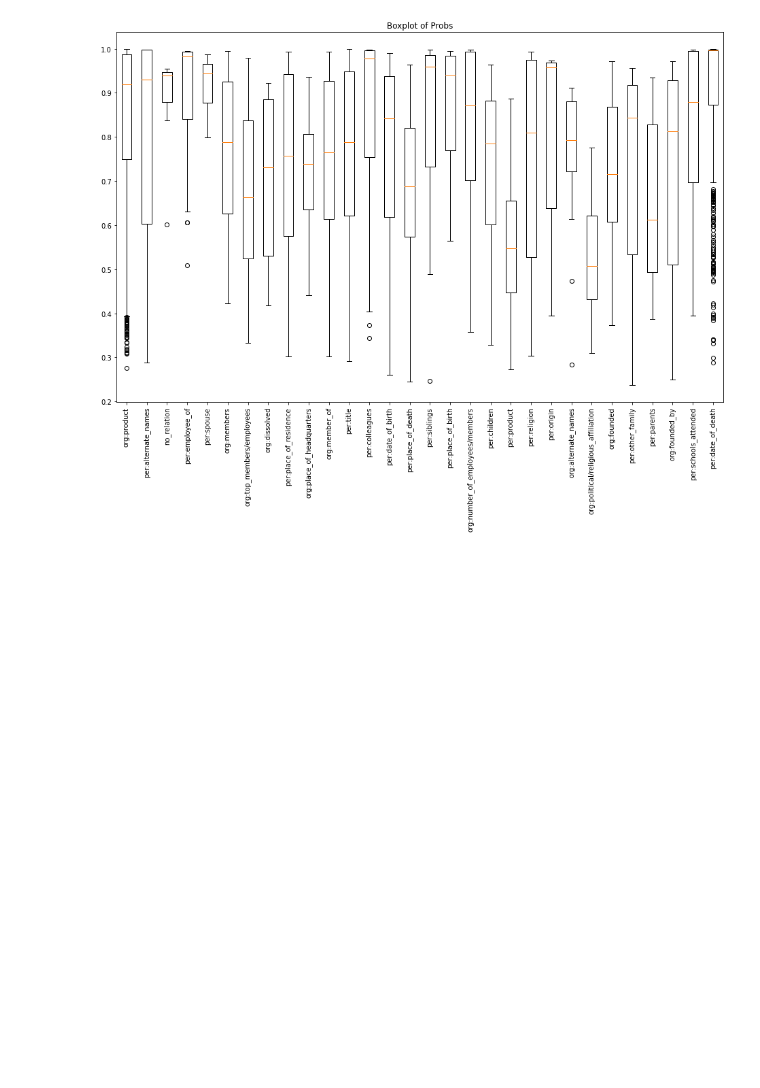
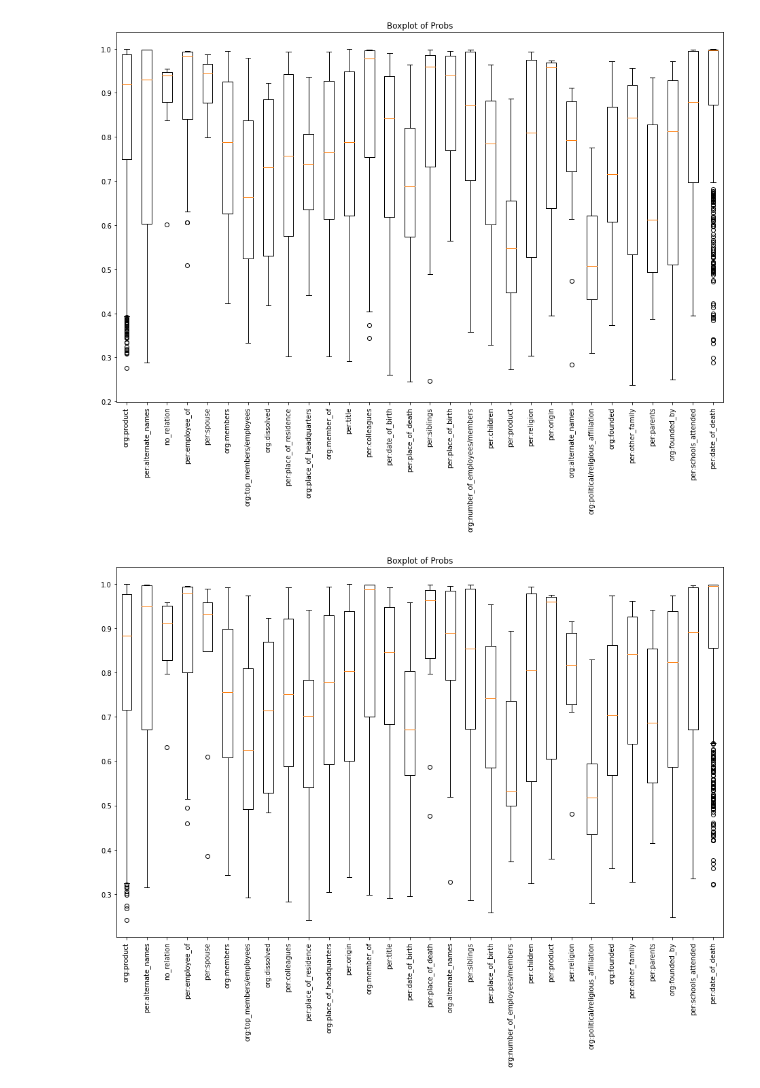
Before and after one commit to boostcampaitech5/level2_klue-nlp-09, a Jupyter notebook: eda/KSH.ipynb, the cells around one changed output. Cells and saved outputs as stored; diff of their text form; code cells hidden in the pictures; blank space fills up the shorter version.

```diff
--- a/eda/KSH.ipynb
+++ b/eda/KSH.ipynb
@@ -1025,3 +1031,9 @@ plot_probs(krl1)
 plot_probs(ens_krl_kqrl_gr_ml_kbt_xrl) # 앙상블 best
 # %% [output]
 [figure]
+# %%
+ens_wei = pd.read_csv('~/dataset/weighted_voting/weighted_ensemble_krl_kqrl_gr_ml_kbt_xrl.csv')
+# %%
+plot_probs(ens_wei) # 앙상블 weighted
+# %% [output]
+[figure, added]
```
Also changed, not shown: parts of 6 cells of this notebook, 5 other files.
